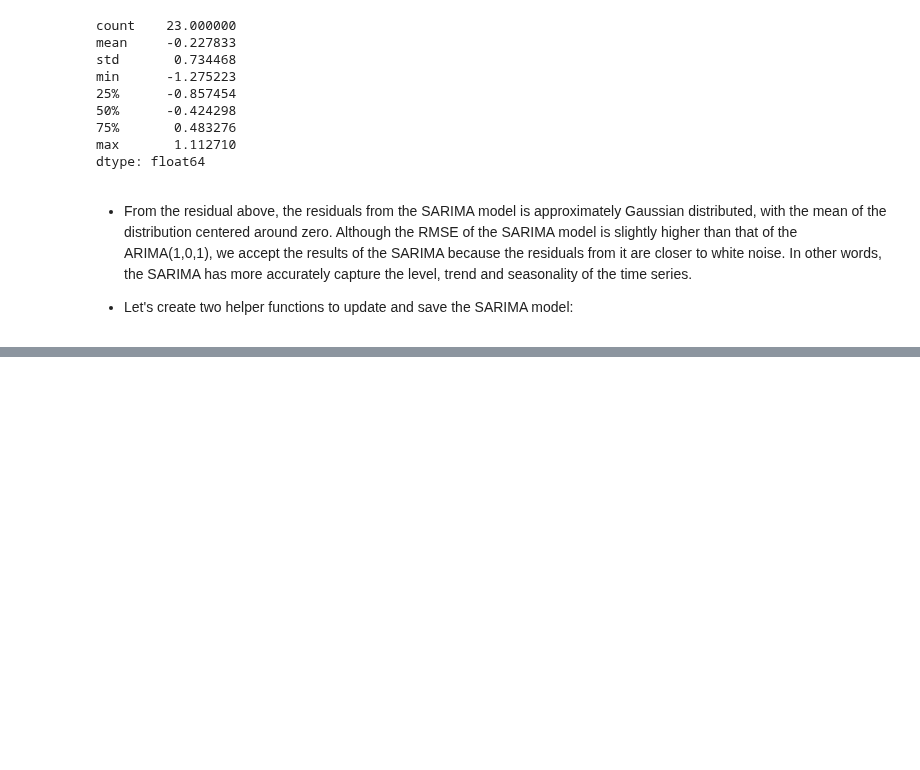
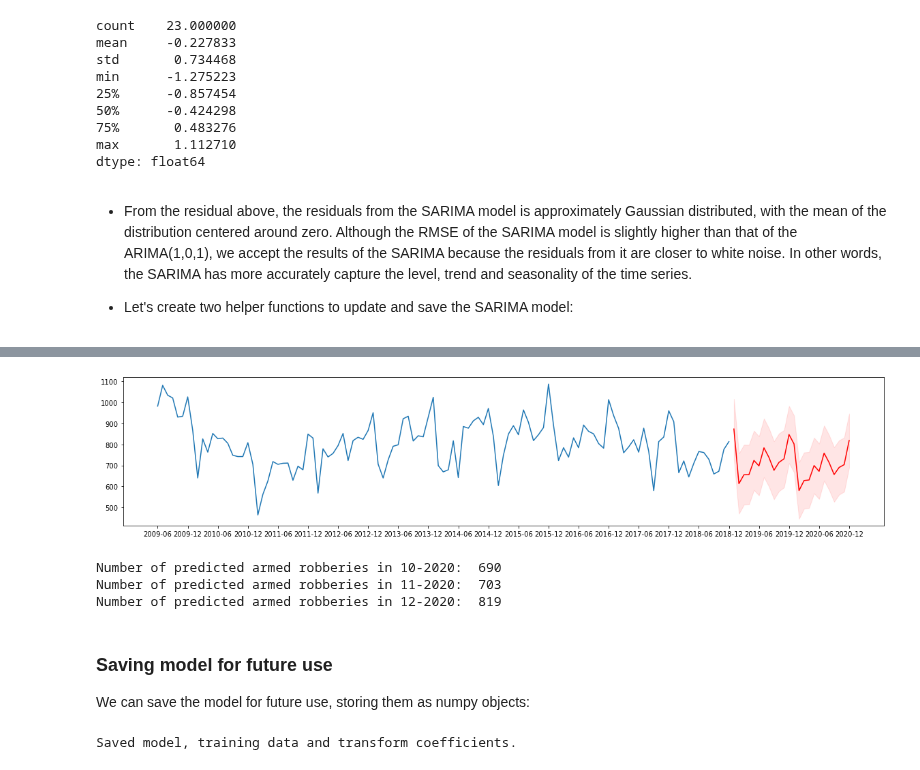
Before and after one commit to grantrzchan/HTX_Armed_Robberies, a Jupyter notebook: HTX_Robberies_ARIMA.ipynb, the cells around one changed output, grey strips where cells are left out. Drawn from its saved outputs; the diff is of its cells as text; code cells hidden in the pictures; blank space fills up the shorter version.

```diff
--- a/HTX_Robberies_ARIMA.ipynb
+++ b/HTX_Robberies_ARIMA.ipynb
@@ -996,0 +993,39 @@ plt.show()
+# %%
+steps = 3
+
+for i in range(steps):
+    #make prediction
+    forecasted = working_model.get_forecast(1).summary_frame()
+    #update training history with new prediction
+    sarima_new_hist.append(forecasted.loc[0,'mean'])
+    #keep track of predictions and their confidence intervals
+    sarima_prediction.append(inv_normalizer(forecasted.loc[0,'mean'],ts_avg, ts_std))
+    sarima_pred_lcb.append(inv_normalizer(forecasted.loc[0,'mean_ci_lower'],ts_avg, ts_std))
+    sarima_pred_ucb.append(inv_normalizer(forecasted.loc[0,'mean_ci_upper'],ts_avg, ts_std))
+    #update SARIMA model with new training history
+    working_model = SARIMA_update_model(sarima_new_hist)
+# %%
+x_datemin = np.datetime64(data_series.index[0],'M')
+x_datemax = np.datetime64(data_series.index[-1],'M') + np.timedelta64(4, 'M')
+plt.figure(figsize=(20,4))
+plt.plot([inv_normalizer(item, ts_avg, ts_std) for item in sarimax_hist])
+plt.plot(np.arange(len(sarimax_hist), len(sarima_new_hist)), sarima_prediction, color='r')
+plt.fill_between(np.arange(len(sarimax_hist), len(sarima_new_hist)), sarima_pred_lcb, sarima_pred_ucb, color='r', alpha=0.1)
+plt.xticks(np.arange(0, len(sarima_new_hist), 6),np.arange(x_datemin, x_datemax,6))
+plt.show()
+
+#print results for Oct-2020 to Dec-2020
+for i in range(3):
+    print(f'Number of predicted armed robberies in {10+i}-2020: {sarima_prediction[-3+i]: .0f}')
+# %% [output]
+[figure, added]
+Number of predicted armed robberies in 10-2020:  690
+Number of predicted armed robberies in 11-2020:  703
+Number of predicted armed robberies in 12-2020:  819
+# %% [markdown]
+### Saving model for future use
+We can save the model for future use, storing them as numpy objects:
+# %%
+save_model(sarima_new_hist, working_model, ts_avg, ts_std)
+# %% [output]
+Saved model, training data and transform coefficients.
```
Also changed, not shown: parts of 12 cells of this notebook, 3 other files.
